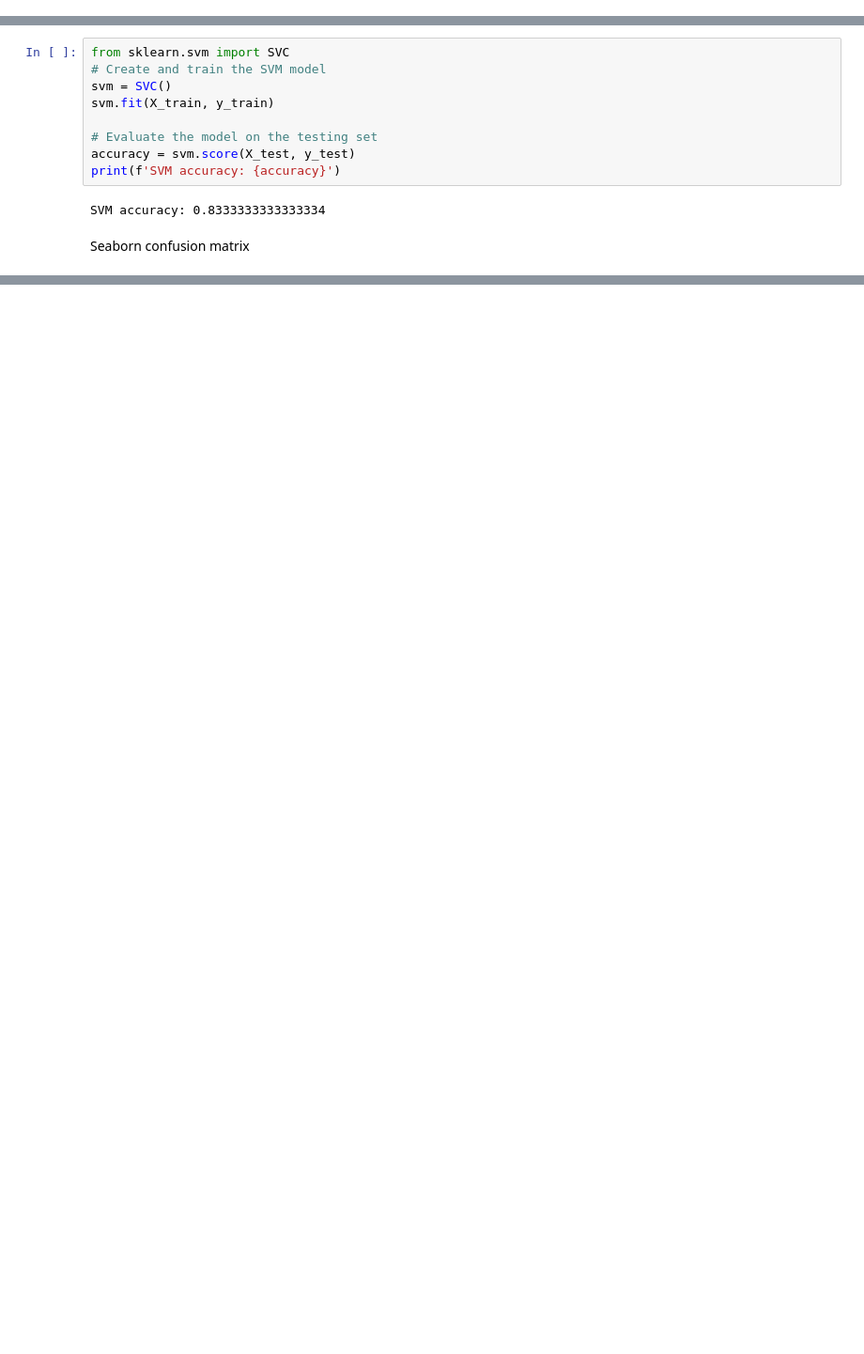
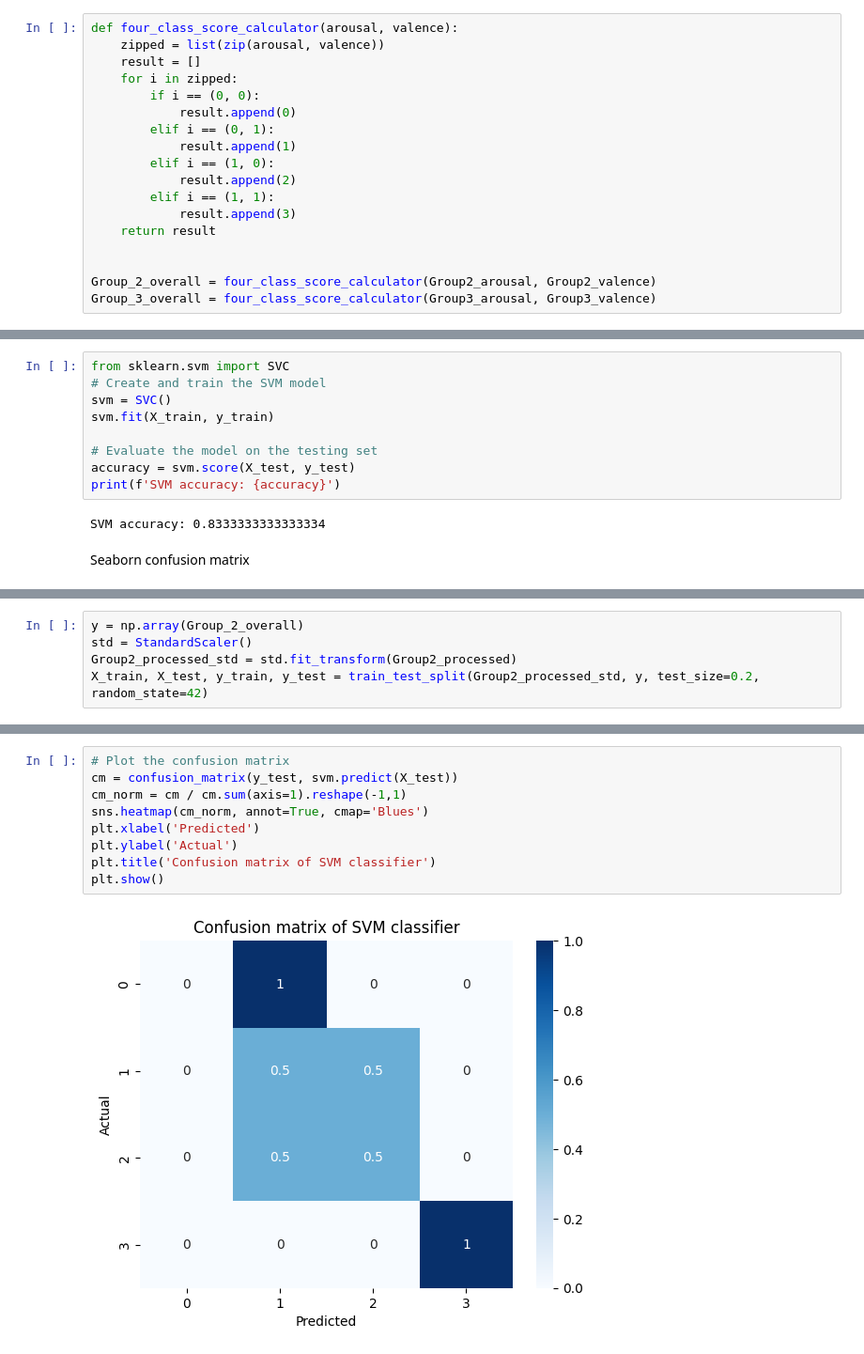
Before and after one commit to tomjefferis/ArtHeart, a Jupyter notebook: arthheart-ml.ipynb, the cells around one changed output, grey strips where cells are left out. Shown: that part at 94% size. Saved outputs shown, nothing was run; the diff lists cells and outputs as text; blank space fills up the shorter version.

```diff
--- a/arthheart-ml.ipynb
+++ b/arthheart-ml.ipynb
@@ -240,6 +236,24 @@ def score_calculator(scores, emotions):
 #Group1_arousal, Group1_valence = score_calculator(Group1_scores, Group1_emotions)
 Group2_arousal, Group2_valence = score_calculator(Group2_scores, Group2_emotions)
 Group3_arousal, Group3_valence = score_calculator(Group3_scores, Group3_emotions)
+# %%
+def four_class_score_calculator(arousal, valence):
+    zipped = list(zip(arousal, valence))
+    result = []
+    for i in zipped:
+        if i == (0, 0):
+            result.append(0)
+        elif i == (0, 1):
+            result.append(1)
+        elif i == (1, 0):
+            result.append(2)
+        elif i == (1, 1):
+            result.append(3)
+    return result
+
+
+Group_2_overall = four_class_score_calculator(Group2_arousal, Group2_valence)
+Group_3_overall = four_class_score_calculator(Group3_arousal, Group3_valence)
 # %%
 
 print(Group2_arousal.shape)
@@ -367,0 +414,5 @@ SVM accuracy: 0.5
+# %%
+y = np.array(Group_2_overall)
+std = StandardScaler()
+Group2_processed_std = std.fit_transform(Group2_processed)
+X_train, X_test, y_train, y_test = train_test_split(Group2_processed_std, y, test_size=0.2, random_state=42)
@@ -367,0 +429,11 @@ SVM accuracy: 0.5
+# %%
+# Plot the confusion matrix
+cm = confusion_matrix(y_test, svm.predict(X_test))
+cm_norm = cm / cm.sum(axis=1).reshape(-1,1)
+sns.heatmap(cm_norm, annot=True, cmap='Blues')
+plt.xlabel('Predicted')
+plt.ylabel('Actual')
+plt.title('Confusion matrix of SVM classifier')
+plt.show()
+# %% [output]
+[figure, added]
```
Also changed, not shown: parts of 22 cells of this notebook, 1 other file.
